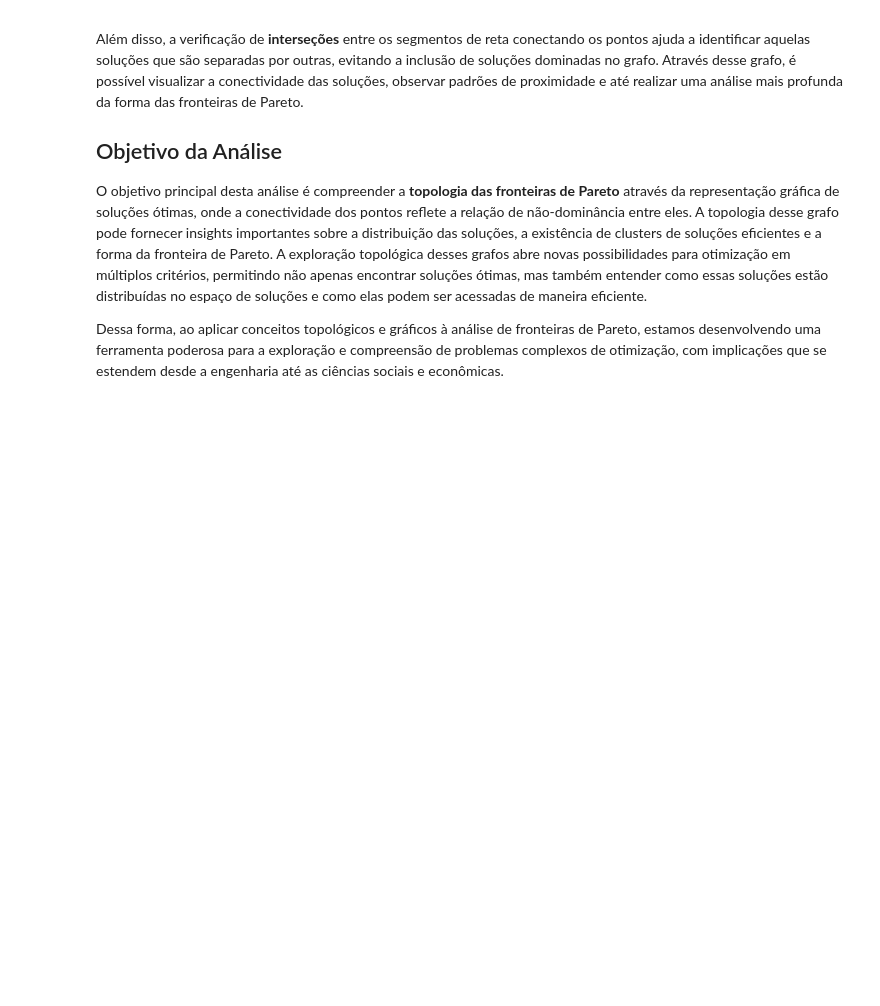
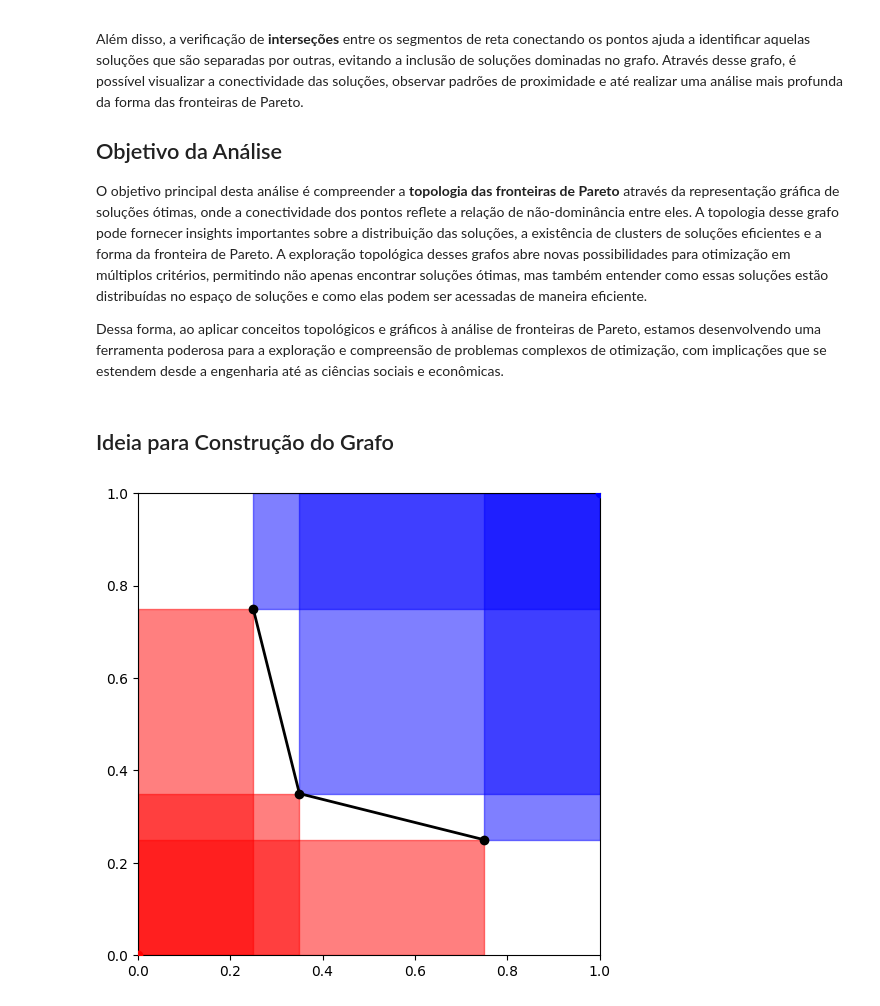
Before and after one commit to JunioCesarFerreira/NSGA-Studies, a Jupyter notebook: notebooks/evaluation/topological-analysis.ipynb, the cells around one changed output. Cells and saved outputs as stored; diff of their text form; code cells hidden in the pictures; blank space fills up the shorter version.

```diff
--- a/notebooks/evaluation/topological-analysis.ipynb
+++ b/notebooks/evaluation/topological-analysis.ipynb
@@ -16,3 +16,61 @@ Além disso, a verificação de **interseções** entre os segmentos de reta con
 O objetivo principal desta análise é compreender a **topologia das fronteiras de Pareto** através da representação gráfica de soluções ótimas, onde a conectividade dos pontos reflete a relação de não-dominância entre eles. A topologia desse grafo pode fornecer insights importantes sobre a distribuição das soluções, a existência de clusters de soluções eficientes e a forma da fronteira de Pareto. A exploração topológica desses grafos abre novas possibilidades para otimização em múltiplos critérios, permitindo não apenas encontrar soluções ótimas, mas também entender como essas soluções estão distribuídas no espaço de soluções e como elas podem ser acessadas de maneira eficiente.
 
 Dessa forma, ao aplicar conceitos topológicos e gráficos à análise de fronteiras de Pareto, estamos desenvolvendo uma ferramenta poderosa para a exploração e compreensão de problemas complexos de otimização, com implicações que se estendem desde a engenharia até as ciências sociais e econômicas.
+# %% [markdown]
+## Ideia para Construção do Grafo
+# %%
+import matplotlib.pyplot as plt
+import numpy as np
+
+# Função para desenhar retângulos entre dois pontos
+def draw_rectangle(ax, p1, p2, color):
+    x_min = min(p1[0], p2[0])
+    x_max = max(p1[0], p2[0])
+    y_min = min(p1[1], p2[1])
+    y_max = max(p1[1], p2[1])
+
+    ax.fill_betweenx([y_min, y_max], x_min, x_max, color=color, alpha=0.5)
+
+# Gerar pontos
+p1, p2, p3 = np.array([
+    [0.75, 0.25],
+    [0.35, 0.35],
+    [0.25, 0.75]
+])
+
+# Pontos de referência
+p_ref1 = np.array([1, 1])
+p_ref2 = np.array([0, 0])
+
+# Criar figura e eixos
+fig, ax = plt.subplots(figsize=(6, 6))
+
+# Desenhar retângulos para (1,1)
+draw_rectangle(ax, p1, p_ref1, color='blue')
+draw_rectangle(ax, p2, p_ref1, color='blue')
+draw_rectangle(ax, p3, p_ref1, color='blue')
+
+# Desenhar retângulos para (-1,-1)
+draw_rectangle(ax, p1, p_ref2, color='red')
+draw_rectangle(ax, p2, p_ref2, color='red')
+draw_rectangle(ax, p3, p_ref2, color='red')
+
+# Plotar os pontos e os segmentos
+ax.plot([p1[0], p2[0]], [p1[1], p2[1]], color='black', linewidth=2, label='Segmento 1-2')
+ax.plot([p2[0], p3[0]], [p2[1], p3[1]], color='black', linewidth=2, label='Segmento 2-3')
+
+ax.scatter(*p1, color='black', label='Ponto 1', zorder=5)
+ax.scatter(*p2, color='black', label='Ponto 2', zorder=5)
+ax.scatter(*p3, color='black', label='Ponto 3', zorder=5)
+ax.scatter(*p_ref1, color='blue', label='Ponto (1,1)', zorder=5)
+ax.scatter(*p_ref2, color='red', label='Ponto (-1,-1)', zorder=5)
+
+# Configurar o plano
+ax.axhline(0, color='gray', linewidth=0.5, linestyle='--')
+ax.axvline(0, color='gray', linewidth=0.5, linestyle='--')
+ax.set_xlim(0, 1)
+ax.set_ylim(0, 1)
+ax.set_aspect('equal', adjustable='box')
+plt.show()
+# %% [output]
+[figure, added]
```
Also changed, not shown: parts of 13 cells of this notebook.
